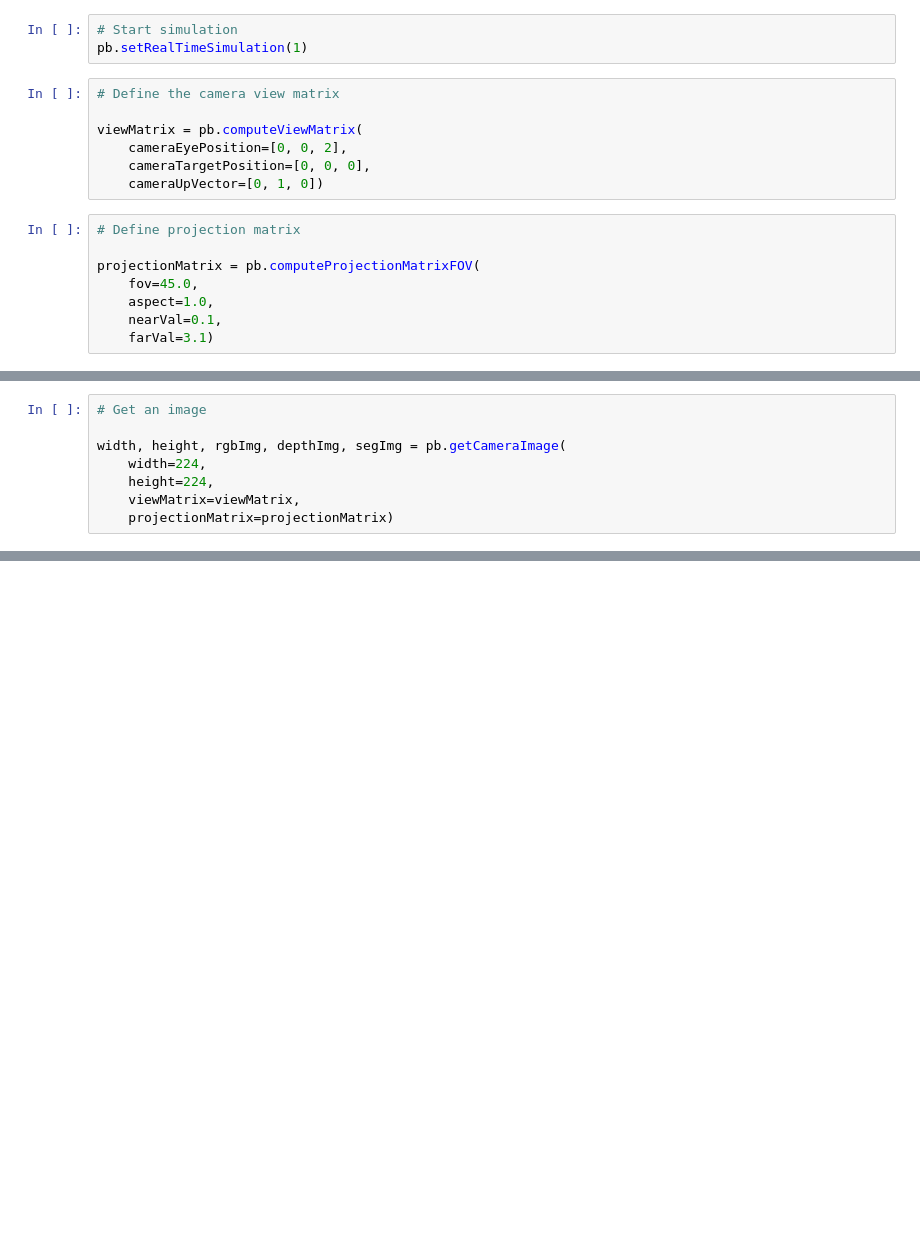
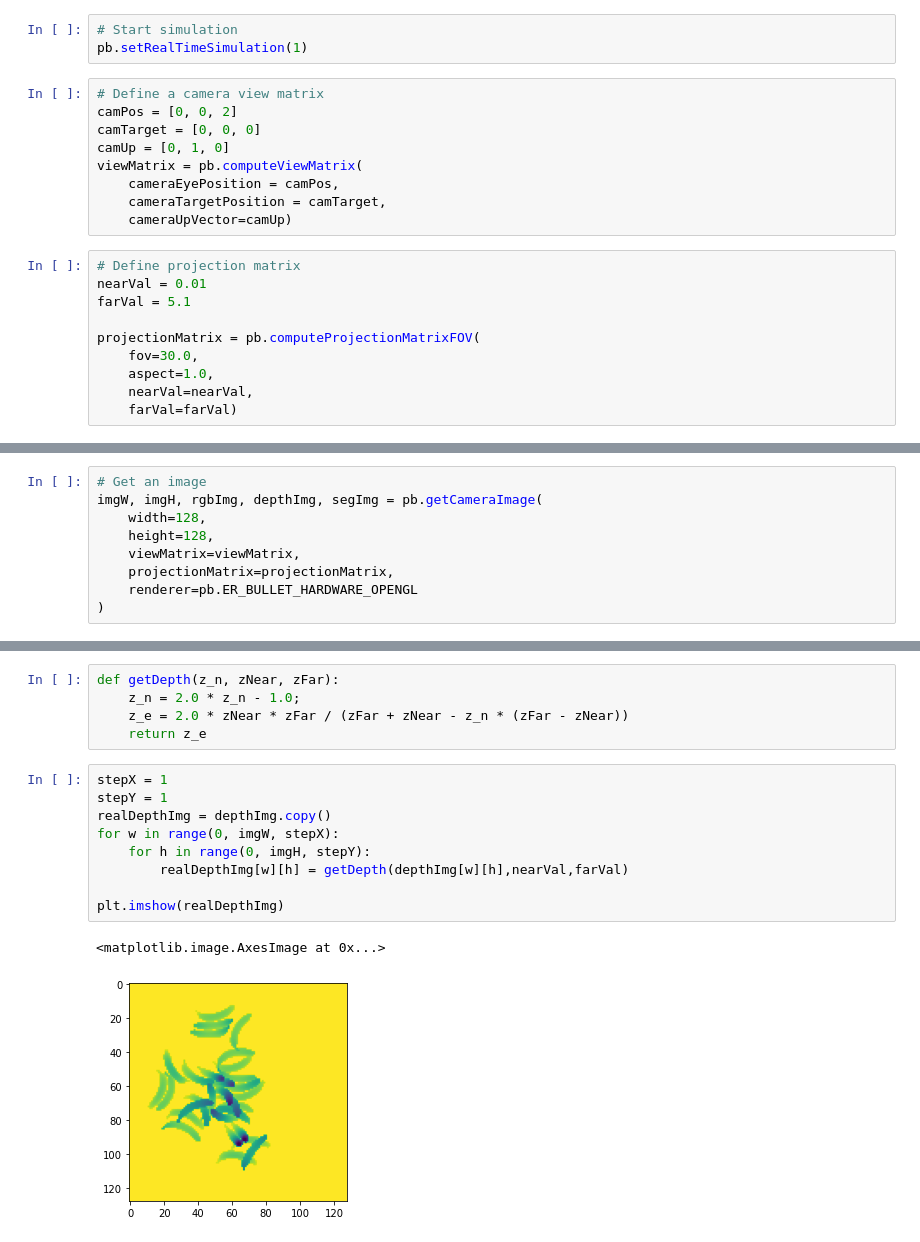
Before and after one commit to irvingvasquez/nbv_regression, a Jupyter notebook: range_simulation_tutorial/pybullet_sim_tutorial.ipynb, the cells around one changed output, grey strips where cells are left out. Saved outputs shown, nothing was run; the diff lists cells and outputs as text; blank space fills up the shorter version.

```diff
--- a/range_simulation_tutorial/pybullet_sim_tutorial.ipynb
+++ b/range_simulation_tutorial/pybullet_sim_tutorial.ipynb
@@ -56,17 +69,21 @@ pb.setGravity(0, 0, -9.8)
 # Start simulation
 pb.setRealTimeSimulation(1)
 # %%
-# Define the camera view matrix
-
+# Define a camera view matrix
+camPos = [0, 0, 2]
+camTarget = [0, 0, 0]
+camUp = [0, 1, 0]
 viewMatrix = pb.computeViewMatrix(
-    cameraEyePosition=[0, 0, 2],
-    cameraTargetPosition=[0, 0, 0],
-    cameraUpVector=[0, 1, 0])
+    cameraEyePosition = camPos,
+    cameraTargetPosition = camTarget,
+    cameraUpVector=camUp)
 # %%
 # Define projection matrix
+nearVal = 0.01
+farVal = 5.1
 
 projectionMatrix = pb.computeProjectionMatrixFOV(
-    fov=45.0,
+    fov=30.0,
     aspect=1.0,
-    nearVal=0.1,
-    farVal=3.1)
+    nearVal=nearVal,
+    farVal=farVal)
@@ -73,8 +98,9 @@ projectionMatrix = pb.computeProjectionMatrixFOV(
 # %%
 # Get an image
-
-width, height, rgbImg, depthImg, segImg = pb.getCameraImage(
-    width=224,
-    height=224,
+imgW, imgH, rgbImg, depthImg, segImg = pb.getCameraImage(
+    width=128,
+    height=128,
     viewMatrix=viewMatrix,
-    projectionMatrix=projectionMatrix)
+    projectionMatrix=projectionMatrix,
+    renderer=pb.ER_BULLET_HARDWARE_OPENGL
+)
@@ -101,0 +121,17 @@ plt.imshow(depthImg)
+# %%
+def getDepth(z_n, zNear, zFar):
+    z_n = 2.0 * z_n - 1.0;
+    z_e = 2.0 * zNear * zFar / (zFar + zNear - z_n * (zFar - zNear))
+    return z_e
+# %%
+stepX = 1
+stepY = 1
+realDepthImg = depthImg.copy()
+for w in range(0, imgW, stepX):
+    for h in range(0, imgH, stepY):
+        realDepthImg[w][h] = getDepth(depthImg[w][h],nearVal,farVal)
+
+plt.imshow(realDepthImg)
+# %% [output]
+<matplotlib.image.AxesImage at 0x...>
+[figure, added]
```
Also changed, not shown: parts of 13 cells of this notebook, 1 other file.
